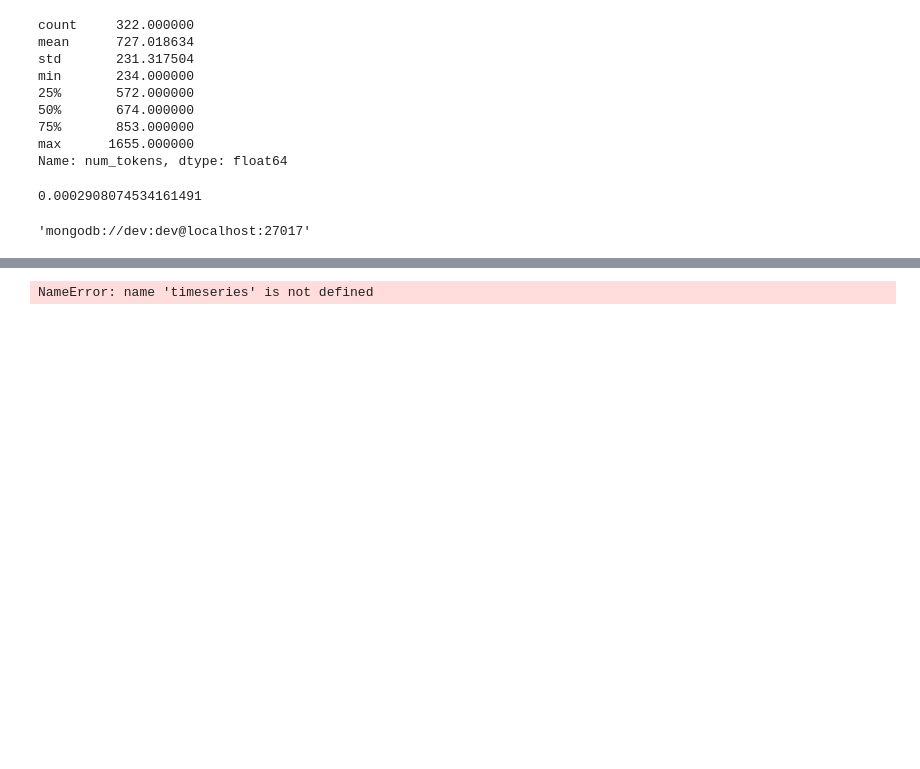
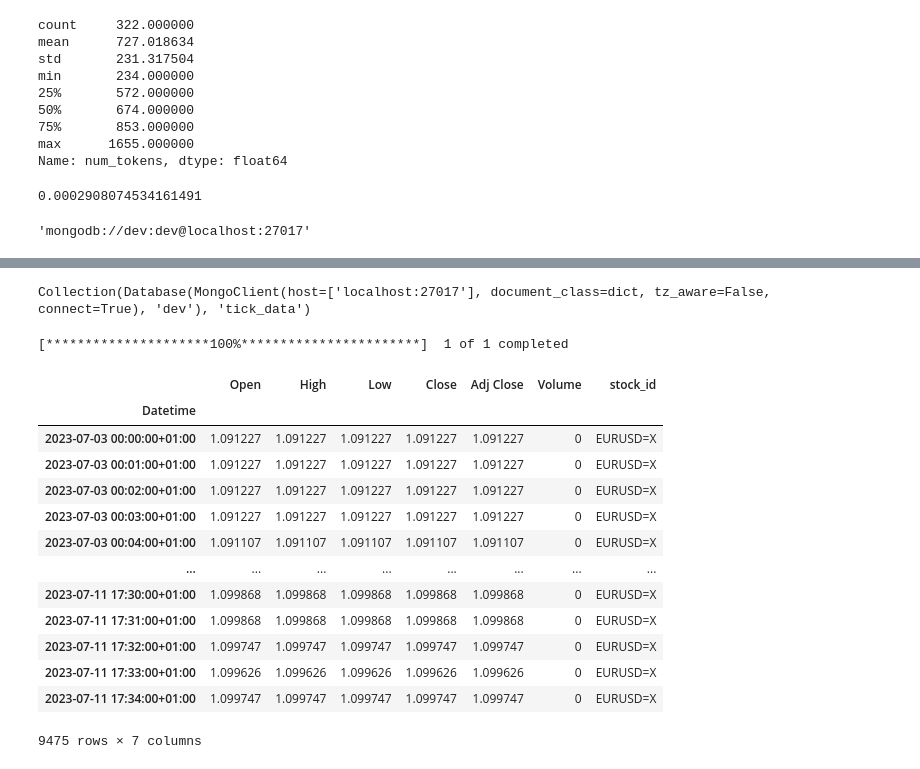
Before and after one commit to anvasquezre/trading_bot_python_ai, a Jupyter notebook: EDA.ipynb, the cells around one changed output, grey strips where cells are left out. Drawn from its saved outputs; the diff is of its cells as text; code cells hidden in the pictures; blank space fills up the shorter version.

```diff
--- a/EDA.ipynb
+++ b/EDA.ipynb
@@ -1385,13 +1389,17 @@ db = client.local
 # %%
-db.createCollection(
-    "weather",
-    {
-       timeseries: {
-          timeField: "timestamp",
-          metaField: "metadata",
-          granularity: "seconds"
+client = MongoClient("localhost", 27017)
+db = client["dev"]
+db.create_collection(
+    "tick_data",
+       timeseries =  {
+          "timeField" : "timestamp",
+          "metaField": "metadata",
+          "granularity": "seconds"
        }
-    }
 )
 # %% [output]
-NameError: name 'timeseries' is not defined
+Collection(Database(MongoClient(host=['localhost:27017'], document_class=dict, tz_aware=False, connect=True), 'dev'), 'tick_data')
+# %%
+data = yf.download(tickers= "EURUSD=X", period = "7d", interval = "1m")
+# %% [output]
+[*********************100%***********************]  1 of 1 completed
@@ -1397,0 +1408,17 @@ NameError: name 'timeseries' is not defined
+# %%
+data
+# %% [output]
+|  | Open | High | Low | Close | Adj Close | Volume | stock_id |
+| Datetime |  |  |  |  |  |  |  |
+| 2023-07-03 00:00:00+01:00 | 1.091227 | 1.091227 | 1.091227 | 1.091227 | 1.091227 | 0 | EURUSD=X |
+| 2023-07-03 00:01:00+01:00 | 1.091227 | 1.091227 | 1.091227 | 1.091227 | 1.091227 | 0 | EURUSD=X |
+| 2023-07-03 00:02:00+01:00 | 1.091227 | 1.091227 | 1.091227 | 1.091227 | 1.091227 | 0 | EURUSD=X |
+| 2023-07-03 00:03:00+01:00 | 1.091227 | 1.091227 | 1.091227 | 1.091227 | 1.091227 | 0 | EURUSD=X |
+| 2023-07-03 00:04:00+01:00 | 1.091107 | 1.091107 | 1.091107 | 1.091107 | 1.091107 | 0 | EURUSD=X |
+| ... | ... | ... | ... | ... | ... | ... | ... |
+| 2023-07-11 17:30:00+01:00 | 1.099868 | 1.099868 | 1.099868 | 1.099868 | 1.099868 | 0 | EURUSD=X |
+| 2023-07-11 17:31:00+01:00 | 1.099868 | 1.099868 | 1.099868 | 1.099868 | 1.099868 | 0 | EURUSD=X |
+| 2023-07-11 17:32:00+01:00 | 1.099747 | 1.099747 | 1.099747 | 1.099747 | 1.099747 | 0 | EURUSD=X |
+| 2023-07-11 17:33:00+01:00 | 1.099626 | 1.099626 | 1.099626 | 1.099626 | 1.099626 | 0 | EURUSD=X |
+| 2023-07-11 17:34:00+01:00 | 1.099747 | 1.099747 | 1.099747 | 1.099747 | 1.099747 | 0 | EURUSD=X |
+9475 rows × 7 columns
```
Also changed, not shown: parts of 24 cells of this notebook, 20 other files.
